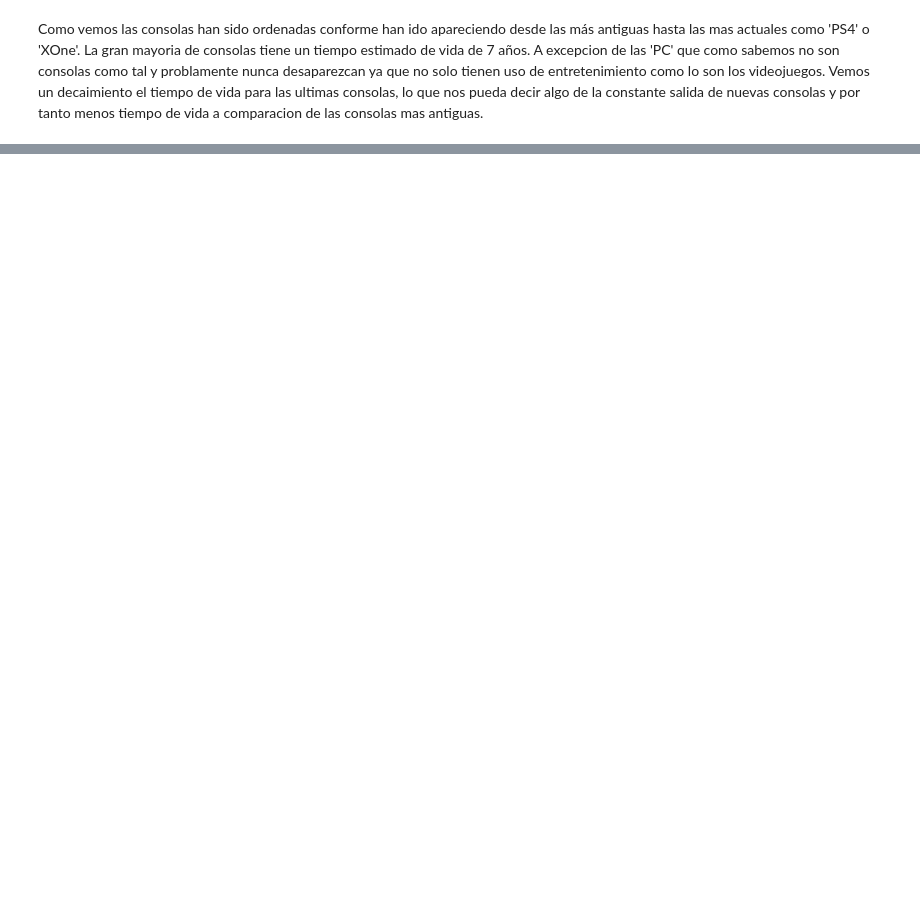
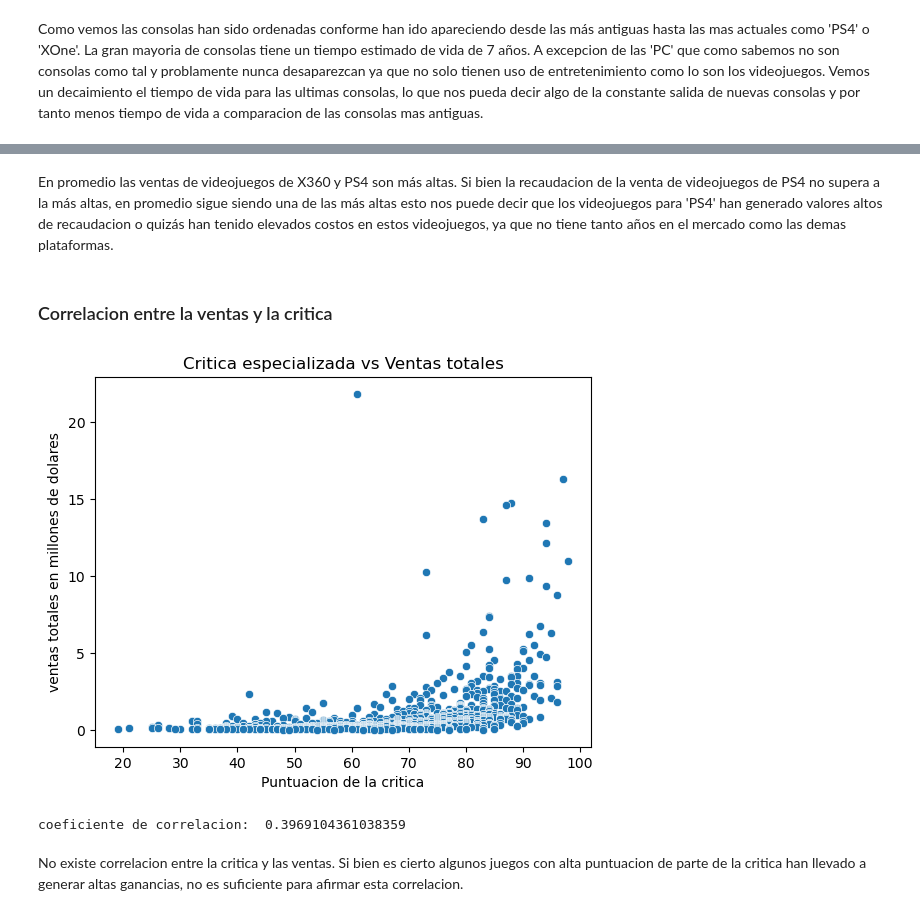
Before and after one commit to lautaroballesteros0926/notebok_sprint6, a Jupyter notebook: notebook.ipynb, the cells around one changed output, grey strips where cells are left out. Saved outputs shown, nothing was run; the diff lists cells and outputs as text; code cells hidden in the pictures; blank space fills up the shorter version.

```diff
--- a/notebook.ipynb
+++ b/notebook.ipynb
@@ -383,0 +454,20 @@ Como vemos las consolas han sido ordenadas conforme han ido apareciendo desde la
+# %% [markdown]
+En promedio las ventas de videojuegos de X360 y PS4 son más altas. Si bien la recaudacion de la venta de videojuegos de PS4 no supera a la más altas, en promedio sigue siendo una de las más altas esto nos puede decir que los videojuegos para 'PS4' han generado valores altos de recaudacion o quizás han tenido elevados costos en estos videojuegos, ya que no tiene tanto años en el mercado como las demas plataformas.
+# %% [markdown]
+### Correlacion entre la ventas y la critica
+# %%
+#Seleccionamos solo la consola X360
+dt_platform_x360=data_game[data_game['platform']=='X360']
+#Crear un gráfico de dispersión con seaborn
+sns.scatterplot(data=dt_platform_x360, x='critic_score', y='total_sales')
+plt.title('Critica especializada vs Ventas totales')
+plt.xlabel('Puntuacion de la critica')
+plt.ylabel('ventas totales en millones de dolares')
+# Mostrar el gráfico
+plt.show()
+print('coeficiente de correlacion: ', dt_platform_x360['critic_score'].corr(dt_platform_x360['total_sales']))
+# %% [output]
+[figure, added]
+coeficiente de correlacion:  0.3969104361038359
+# %% [markdown]
+No existe correlacion entre la critica y las ventas. Si bien es cierto algunos juegos con alta puntuacion de parte de la critica han llevado a generar altas ganancias, no es suficiente para afirmar esta correlacion.
```
Also changed, not shown: parts of 74 cells of this notebook.
